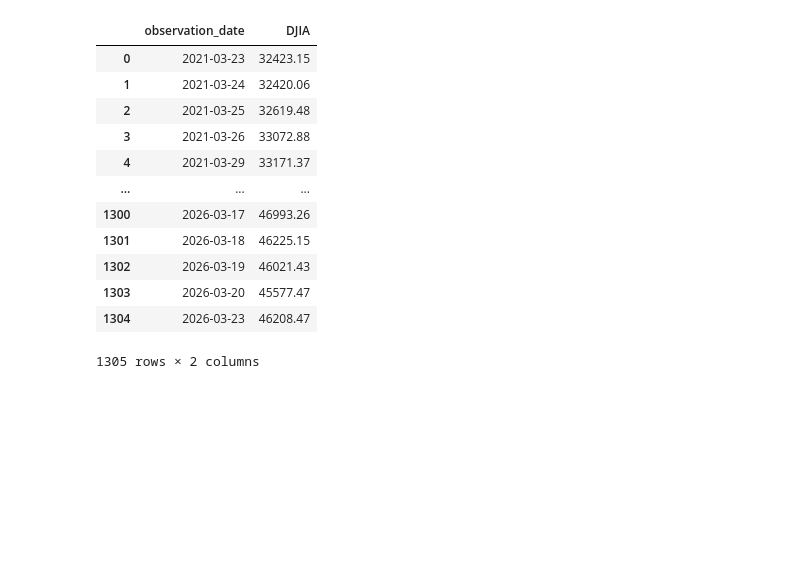
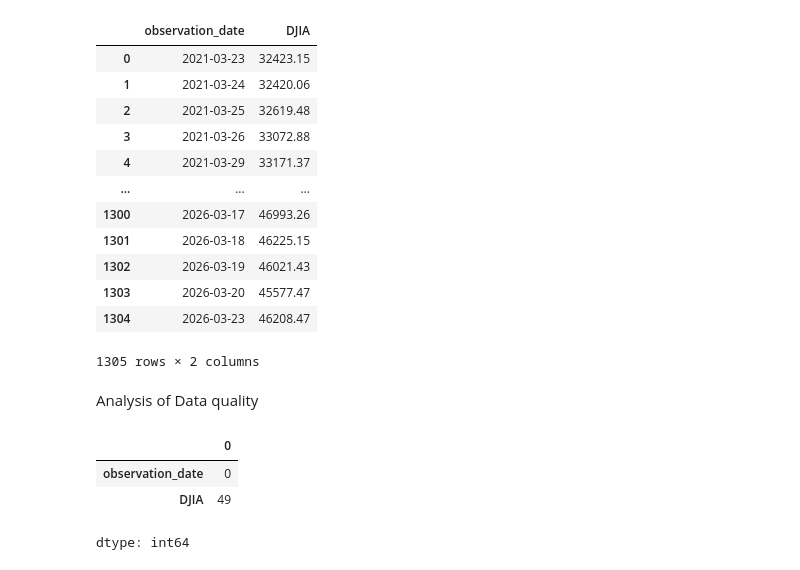
Before and after one commit to SLucy0/Data_Analytics, a Jupyter notebook: Lecture_9.ipynb, the cells around one changed output. Cells and saved outputs as stored; diff of their text form; code cells hidden in the pictures; blank space fills up the shorter version.

```diff
--- a/Lecture_9.ipynb
+++ b/Lecture_9.ipynb
@@ -21,3 +26,12 @@ df
 | 1303 | 2026-03-20 | 45577.47 |
 | 1304 | 2026-03-23 | 46208.47 |
 1305 rows × 2 columns
+# %% [markdown]
+Analysis of Data quality
+# %%
+df.isnull().sum()
+# %% [output]
+|  | 0 |
+| observation_date | 0 |
+| DJIA | 49 |
+dtype: int64
```
Also changed, not shown: parts of 7 cells of this notebook.
